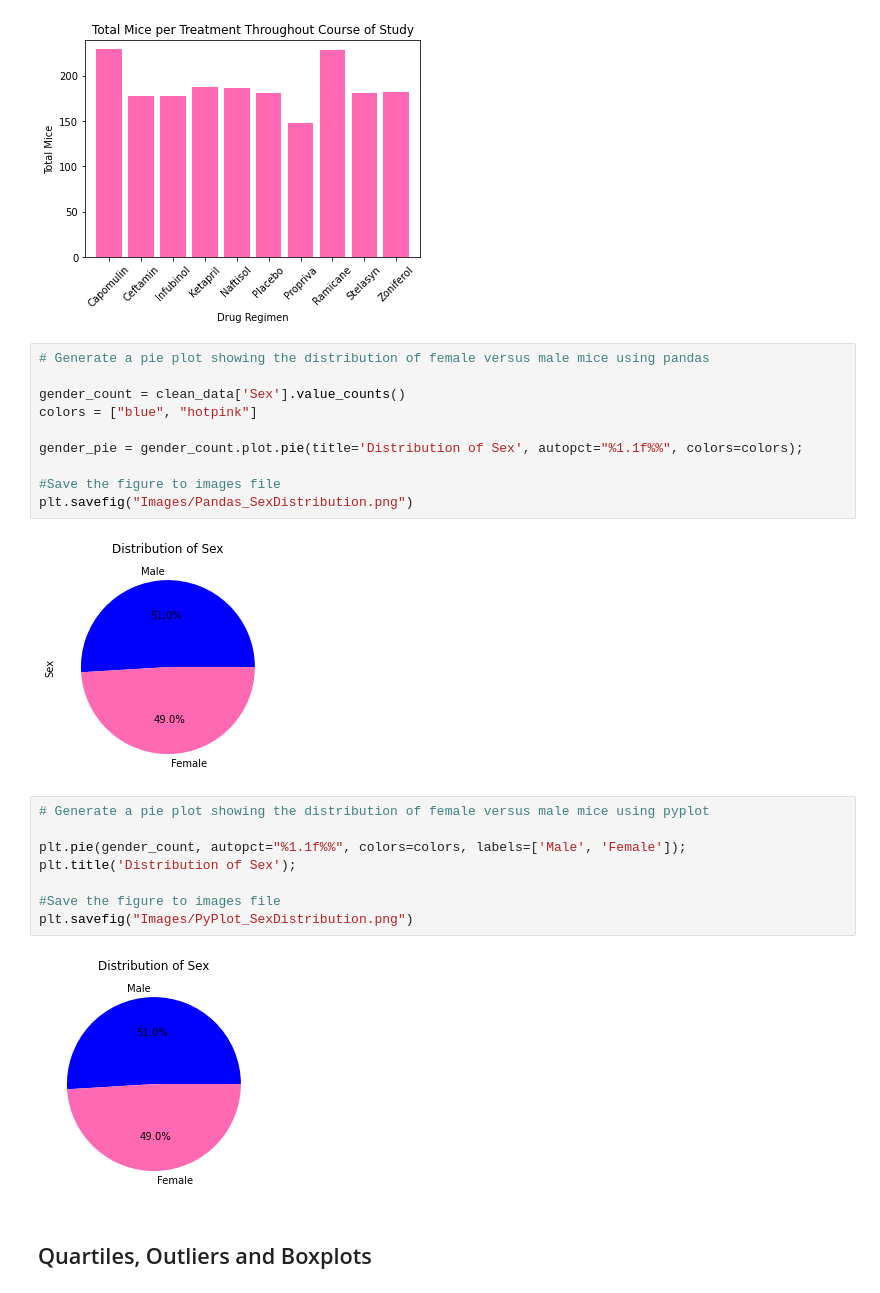
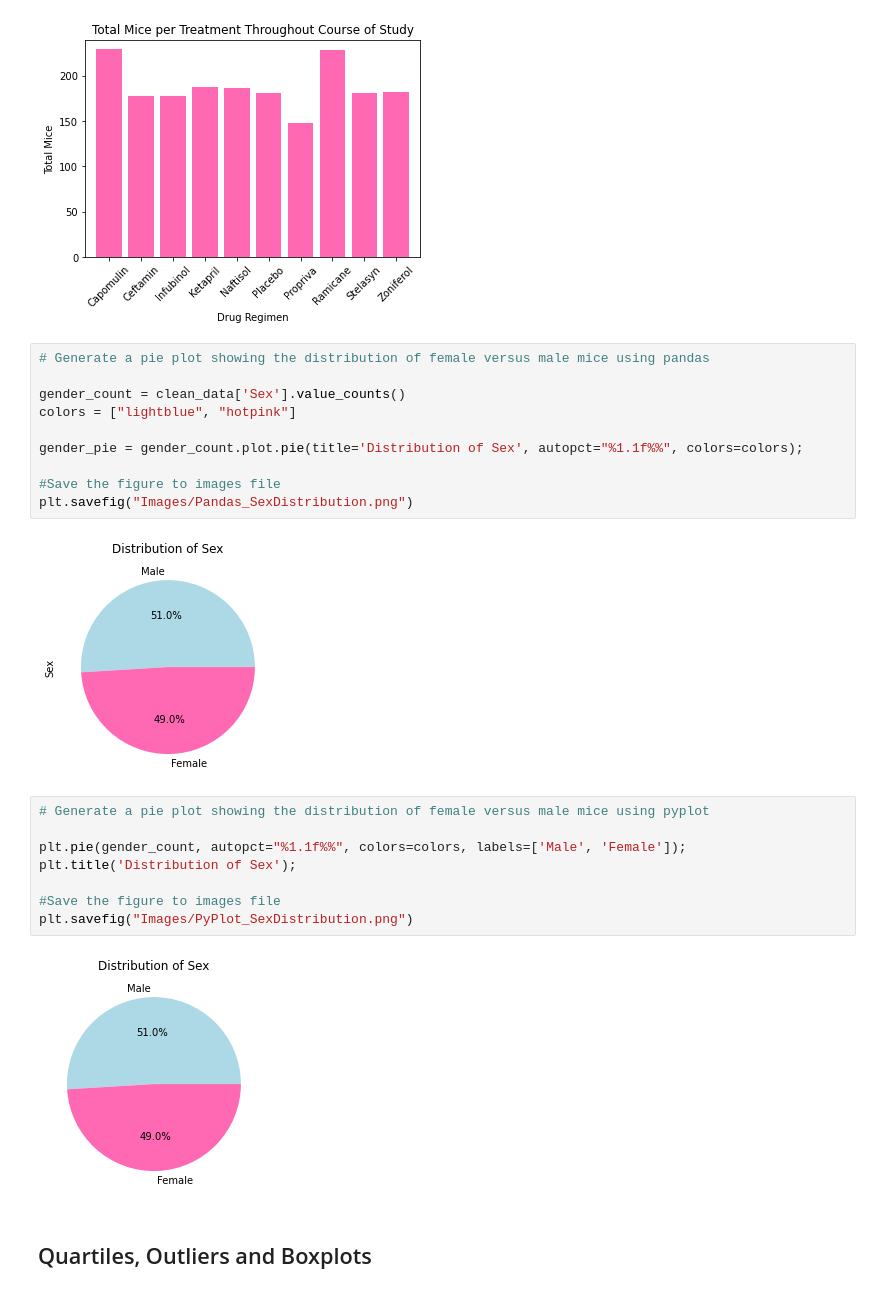
Before and after one commit to MorganMaciupa/The-Power-of-MatPlotLib, a Jupyter notebook: pymaceuticals_starter.ipynb, the cells around one changed output. Cells and saved outputs as stored; diff of their text form.

Commit message:
changed colour of pie charts for legibility

```diff
--- a/pymaceuticals_starter.ipynb
+++ b/pymaceuticals_starter.ipynb
@@ -158,15 +158,15 @@ plt.savefig("Images/PyPlot_TotalMice.png")
 # %%
 # Generate a pie plot showing the distribution of female versus male mice using pandas
 
 gender_count = clean_data['Sex'].value_counts()
-colors = ["blue", "hotpink"]
+colors = ["lightblue", "hotpink"]
 
 gender_pie = gender_count.plot.pie(title='Distribution of Sex', autopct="%1.1f%%", colors=colors);
 
 #Save the figure to images file
 plt.savefig("Images/Pandas_SexDistribution.png")
 # %% [output]
-[figure, old version]
+[figure, new version]
 # %%
 # Generate a pie plot showing the distribution of female versus male mice using pyplot
 
@@ -176,7 +176,7 @@ plt.title('Distribution of Sex');
 #Save the figure to images file
 plt.savefig("Images/PyPlot_SexDistribution.png")
 # %% [output]
-[figure, old version]
+[figure, new version]
 # %% [markdown]
 ## Quartiles, Outliers and Boxplots
 # %%
```
